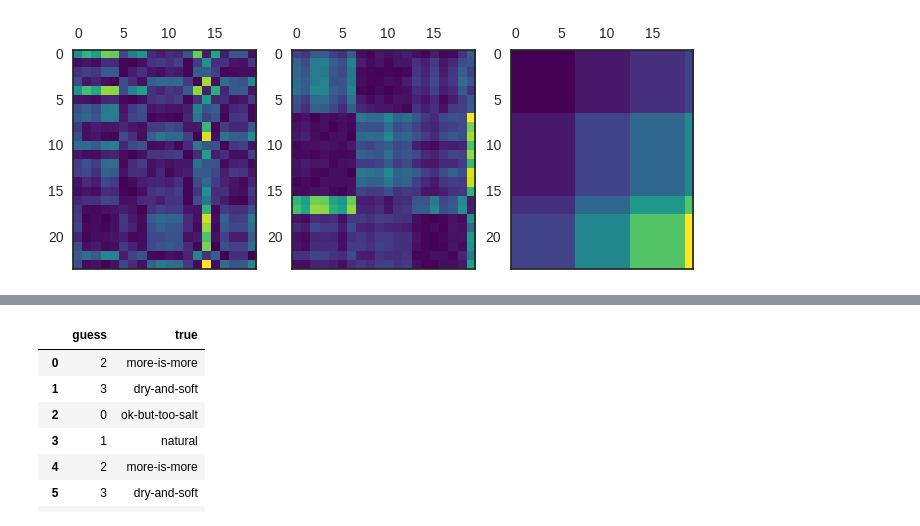
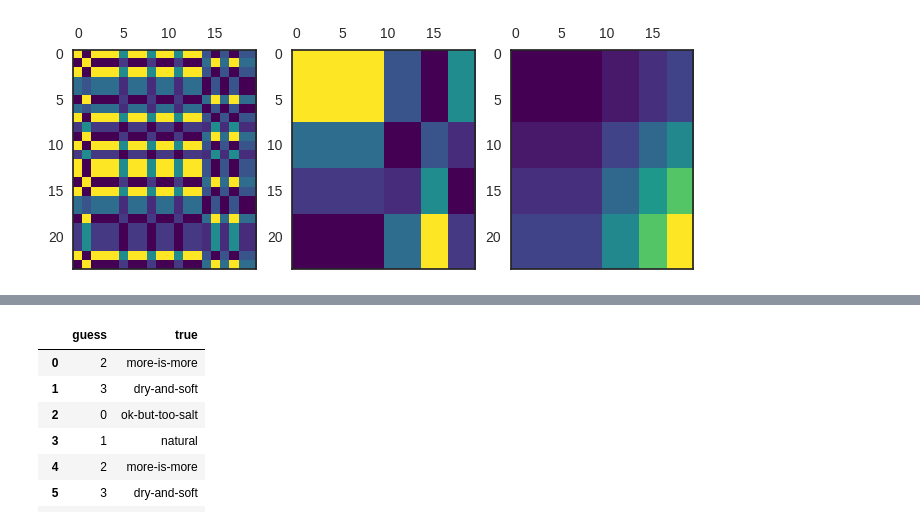
Before and after one commit to rasmuse/peanuts, a Jupyter notebook: biclustering.ipynb, the cells around one changed output, grey strips where cells are left out. Cells and saved outputs as stored; diff of their text form; code cells hidden in the pictures.

```diff
--- a/biclustering.ipynb
+++ b/biclustering.ipynb
@@ -26,7 +26,7 @@ def nut_generator(clusters):
     cluster_names = list(clusters.keys())
     while True:
         name = np.random.choice(cluster_names)
-        yield (name, clusters[name] + 0.5 * np.random.random(len(properties)))
+        yield (name, clusters[name] + 0 * np.random.random(len(properties)))
 
 ng = nut_generator(clusters)
 people_names_data = [next(ng) for i in range(M)]
@@ -40,31 +40,31 @@ def make_scores(people, nuts):
     scores = np.zeros((M, N))
     for (i, p), (j, n) in itertools.product(enumerate(people), enumerate(nuts)):
         closeness = sum((p - n) ** 2)
         scores[i, j] = closeness
     return scores
 
 def fit_model(scores, n_clusters):
     model = SpectralBiclustering(
         n_clusters=n_clusters, method='log', random_state=0)
     model.fit(scores)
     return model
 
 def sort_scores(scores, model):
     sorted_scores = scores[np.argsort(model.row_labels_)]
     sorted_scores = sorted_scores[:, np.argsort(model.column_labels_)]
     return sorted_scores
 
 def simulate_and_plot(scores, n_clusters):
     model = fit_model(scores, n_clusters)
     sorted_scores = sort_scores(scores, model)
 
     fig, ax = plt.subplots(1, 3, figsize=(8, 10))
     ax[0].matshow(scores)
     ax[1].matshow(sorted_scores)
 
     ax[2].matshow(np.outer(np.sort(model.row_labels_) + 1,
                      np.sort(model.column_labels_) + 1))
 
 simulate_and_plot(make_scores(people_raw, nuts_raw), (4, 4))
 # %% [output]
-[figure, old version]
+[figure, new version]
```
Also changed, not shown: parts of 11 cells of this notebook.
